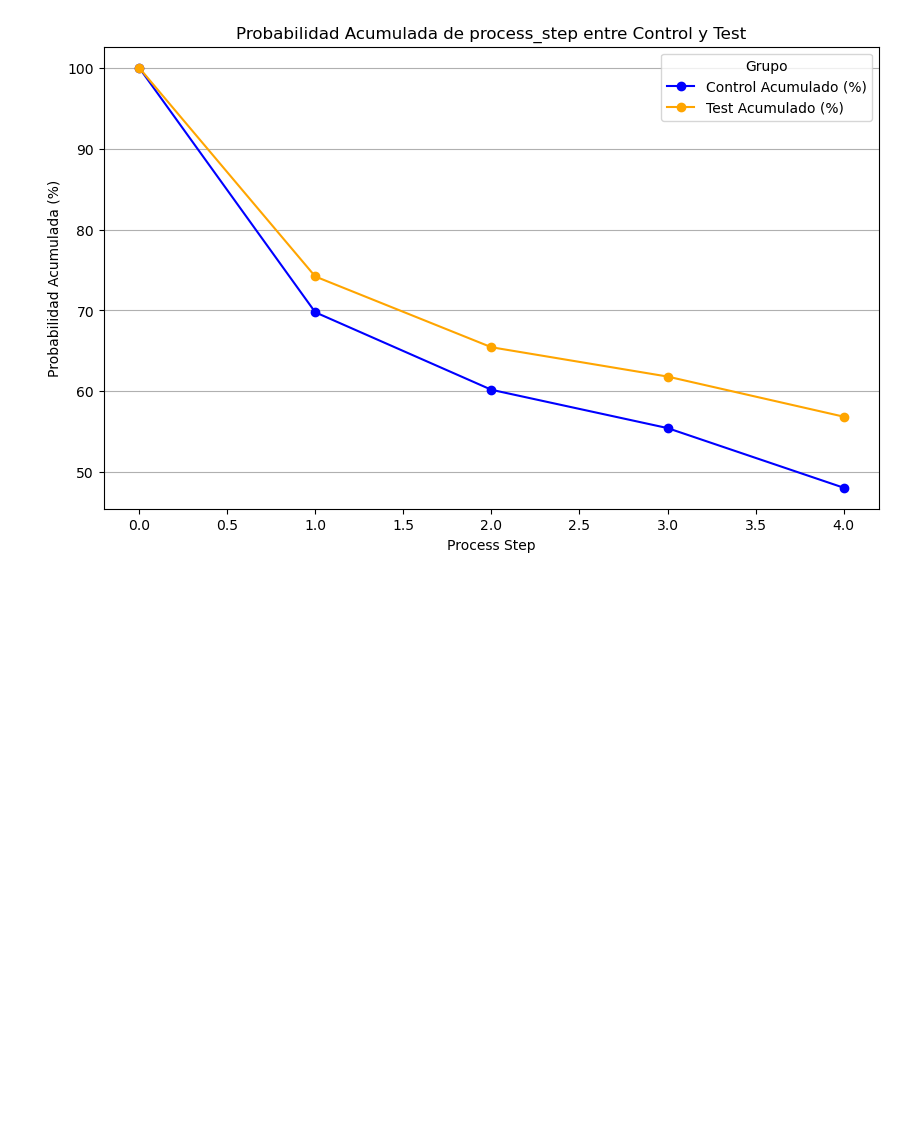
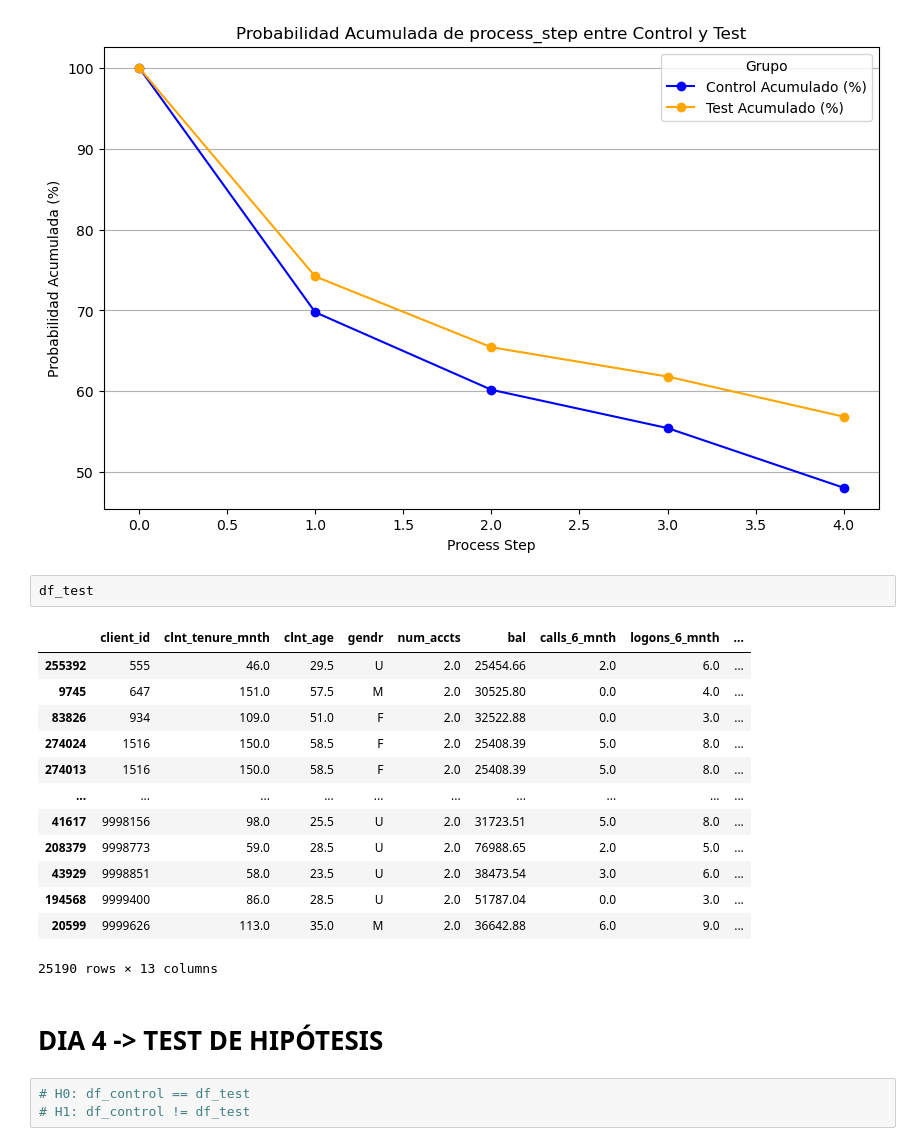
Before and after one commit to ivanalonsom/Project5_EDA_Inferential_Stats, a Jupyter notebook: main.ipynb, the cells around one changed output. Drawn from its saved outputs; the diff is of its cells as text; blank space fills up the shorter version.

```diff
--- a/main.ipynb
+++ b/main.ipynb
@@ -346,3 +302,24 @@ plt.grid(axis='y')
 plt.show()
 # %% [output]
 [figure]
+# %%
+df_test
+# %% [output]
+|  | client_id | clnt_tenure_mnth | clnt_age | gendr | num_accts | bal | calls_6_mnth | logons_6_mnth | ... |
+| 255392 | 555 | 46.0 | 29.5 | U | 2.0 | 25454.66 | 2.0 | 6.0 | ... |
+| 9745 | 647 | 151.0 | 57.5 | M | 2.0 | 30525.80 | 0.0 | 4.0 | ... |
+| 83826 | 934 | 109.0 | 51.0 | F | 2.0 | 32522.88 | 0.0 | 3.0 | ... |
+| 274024 | 1516 | 150.0 | 58.5 | F | 2.0 | 25408.39 | 5.0 | 8.0 | ... |
+| 274013 | 1516 | 150.0 | 58.5 | F | 2.0 | 25408.39 | 5.0 | 8.0 | ... |
+| ... | ... | ... | ... | ... | ... | ... | ... | ... | ... |
+| 41617 | 9998156 | 98.0 | 25.5 | U | 2.0 | 31723.51 | 5.0 | 8.0 | ... |
+| 208379 | 9998773 | 59.0 | 28.5 | U | 2.0 | 76988.65 | 2.0 | 5.0 | ... |
+| 43929 | 9998851 | 58.0 | 23.5 | U | 2.0 | 38473.54 | 3.0 | 6.0 | ... |
+| 194568 | 9999400 | 86.0 | 28.5 | U | 2.0 | 51787.04 | 0.0 | 3.0 | ... |
+| 20599 | 9999626 | 113.0 | 35.0 | M | 2.0 | 36642.88 | 6.0 | 9.0 | ... |
+25190 rows × 13 columns
+# %% [markdown]
+# DIA 4 -> TEST DE HIPÓTESIS
+# %%
+# H0: df_control == df_test
+# H1: df_control != df_test
```
Also changed, not shown: parts of 7 cells of this notebook, 1 other file.
